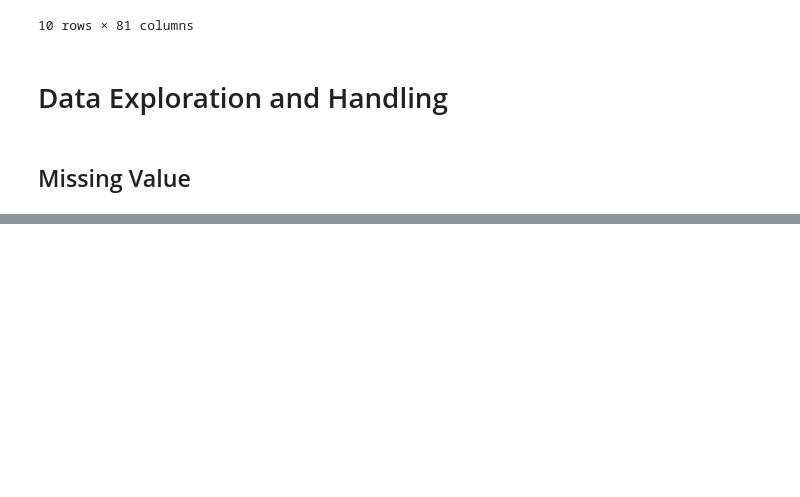
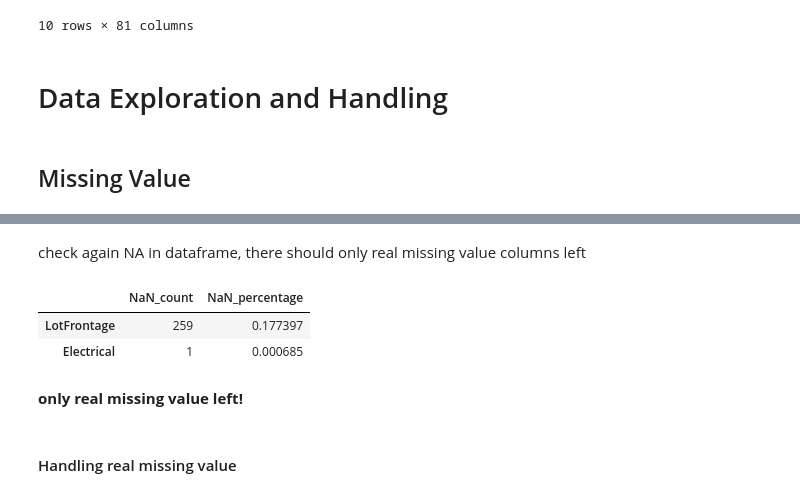
Before and after one commit to romstormy27/contdev_houseprice, a Jupyter notebook: notebooks/wrangling.ipynb, the cells around one changed output, grey strips where cells are left out. Saved outputs shown, nothing was run; the diff lists cells and outputs as text; code cells hidden in the pictures; blank space fills up the shorter version.

```diff
--- a/notebooks/wrangling.ipynb
+++ b/notebooks/wrangling.ipynb
@@ -68,0 +230,19 @@ Berdasarkan sumber data asli (baca: [house_price_source](https://www.kaggle.com/
+# %% [markdown]
+check again NA in dataframe, there should only real missing value columns left
+# %%
+# sum all missing value in dataset and keep only columns with missing value > 0
+missing = train_merged.isnull().sum()[train_merged.isnull().sum() > 0]
+
+# construct a dataframe consists of NaN count and NaN percentage from the dataset
+missing_train = pd.DataFrame({'NaN_count': missing, 'NaN_percentage': missing / len(train)}).sort_values(by = 'NaN_percentage', ascending = False)
+
+# print the missing value information
+missing_train
+# %% [output]
+|  | NaN_count | NaN_percentage |
+| LotFrontage | 259 | 0.177397 |
+| Electrical | 1 | 0.000685 |
+# %% [markdown]
+**only real missing value left!**
+# %% [markdown]
+#### Handling real missing value
```
Also changed, not shown: parts of 38 cells of this notebook, 6 other files.
